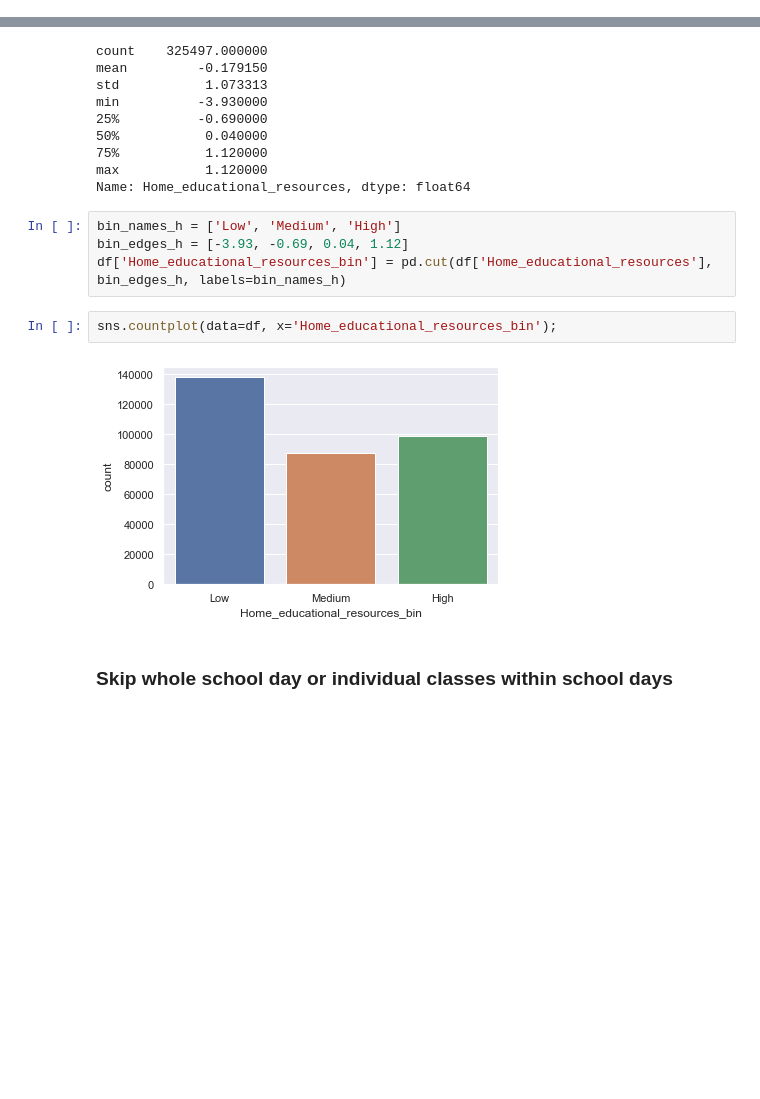
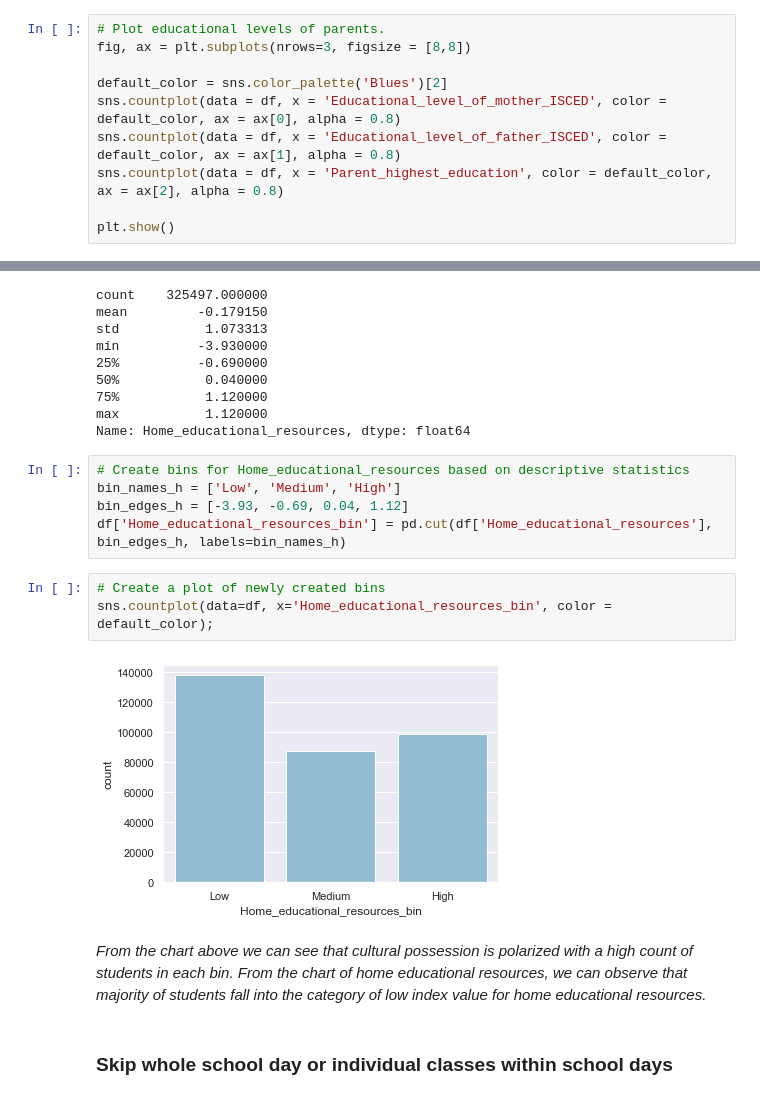
Before and after one commit to AndrejaCH/Exploratory_and_Explanatory_Visualizations, a Jupyter notebook: Data_Exploration.ipynb, the cells around one changed output, grey strips where cells are left out. Saved outputs shown, nothing was run; the diff lists cells and outputs as text; blank space fills up the shorter version.

```diff
--- a/Data_Exploration.ipynb
+++ b/Data_Exploration.ipynb
@@ -685,0 +600,10 @@ plt.xticks(np.arange(-5, 2, 1));
+# %%
+# Plot educational levels of parents.
+fig, ax = plt.subplots(nrows=3, figsize = [8,8])
+
+default_color = sns.color_palette('Blues')[2]
+sns.countplot(data = df, x = 'Educational_level_of_mother_ISCED', color = default_color, ax = ax[0], alpha = 0.8)
+sns.countplot(data = df, x = 'Educational_level_of_father_ISCED', color = default_color, ax = ax[1], alpha = 0.8)
+sns.countplot(data = df, x = 'Parent_highest_education', color = default_color, ax = ax[2], alpha = 0.8)
+
+plt.show()
@@ -697,13 +729,17 @@ min          -3.930000
 max           1.120000
 Name: Home_educational_resources, dtype: float64
 # %%
+# Create bins for Home_educational_resources based on descriptive statistics
 bin_names_h = ['Low', 'Medium', 'High']
 bin_edges_h = [-3.93, -0.69, 0.04, 1.12]
 df['Home_educational_resources_bin'] = pd.cut(df['Home_educational_resources'], bin_edges_h, labels=bin_names_h)
 # %%
-sns.countplot(data=df, x='Home_educational_resources_bin');
+# Create a plot of newly created bins
+sns.countplot(data=df, x='Home_educational_resources_bin', color = default_color);
 # %% [output]
-[figure, old version]
+[figure, new version]
+# %% [markdown]
+*From the chart above we can see that cultural possession is polarized with a high count of students in each bin. From the chart of home educational resources, we can observe that majority of students fall into the category of low index value for home educational resources.*
 # %% [markdown]
 ### Skip whole school day or individual classes within school days
 # %%
```
Also changed, not shown: parts of 95 cells of this notebook.
